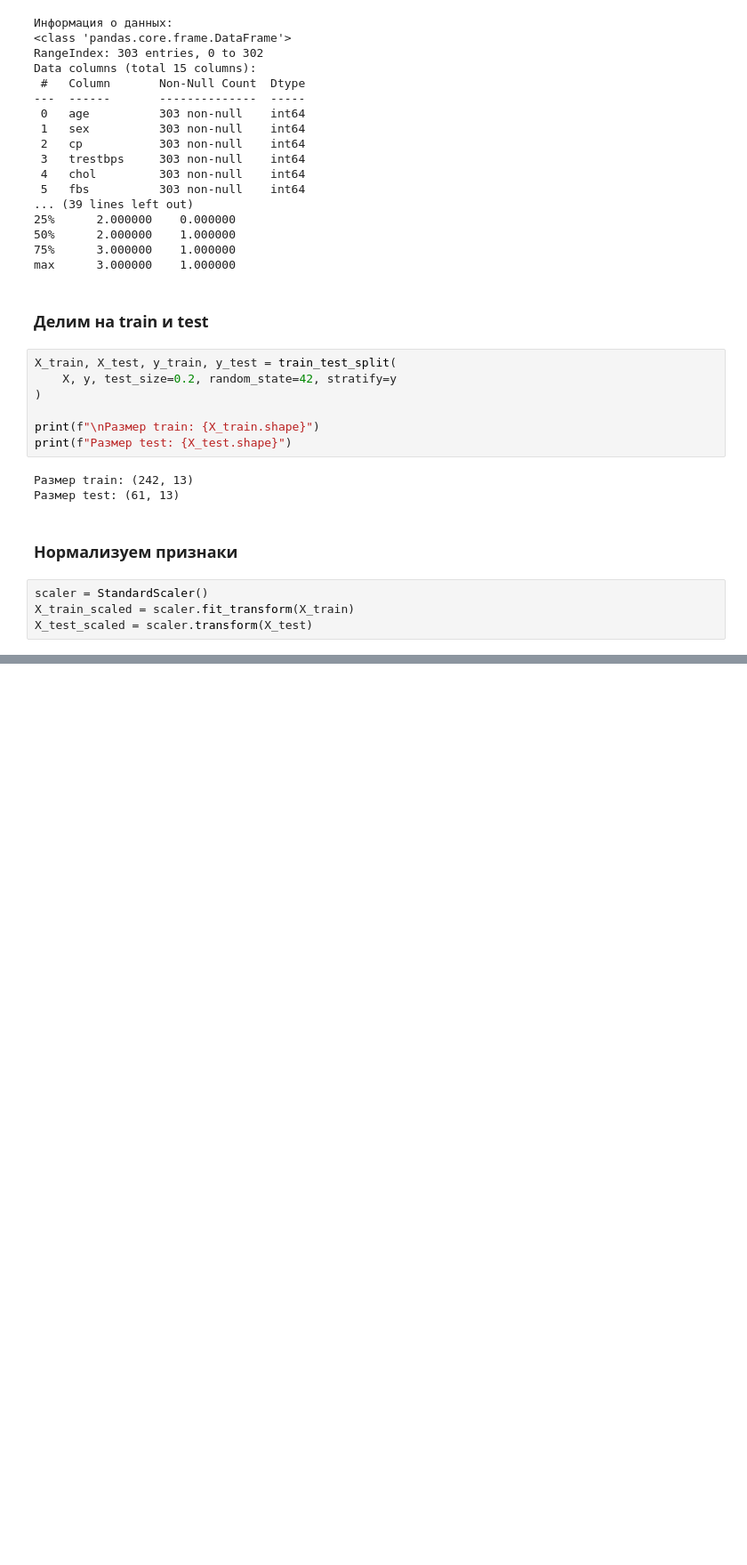
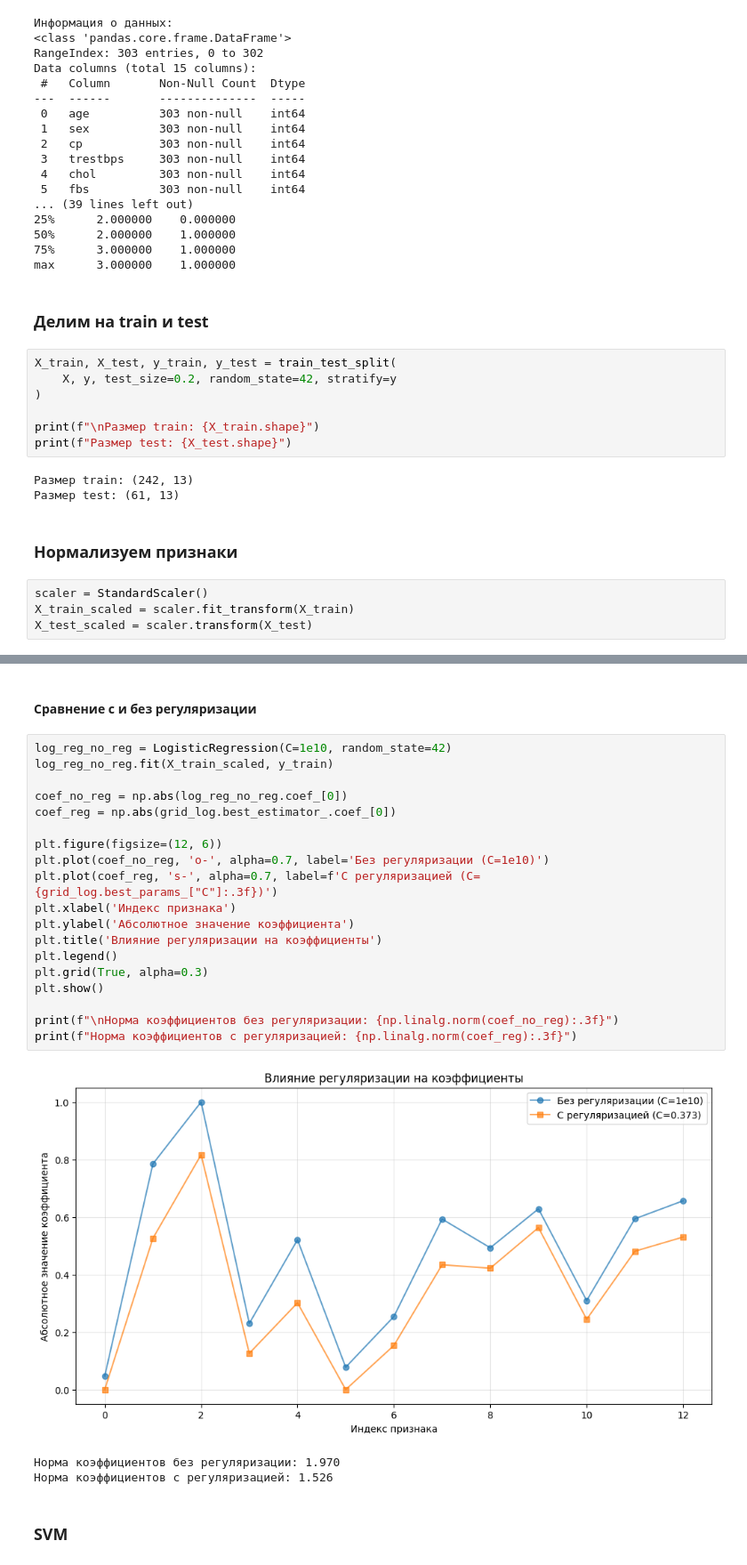
Before and after one commit to SerMisterMish/Statistical_and_Machine_Learning, a Jupyter notebook: supervised_learning/claffication.ipynb, the cells around one changed output, grey strips where cells are left out. Shown at 89% size. Saved outputs shown, nothing was run; the diff lists cells and outputs as text; blank space fills up the shorter version.

```diff
--- a/supervised_learning/claffication.ipynb
+++ b/supervised_learning/claffication.ipynb
@@ -445,0 +515,27 @@ fractal dimension error    1.851933
+# %% [markdown]
+#### Сравнение с и без регуляризации
+# %%
+log_reg_no_reg = LogisticRegression(C=1e10, random_state=42)
+log_reg_no_reg.fit(X_train_scaled, y_train)
+
+coef_no_reg = np.abs(log_reg_no_reg.coef_[0])
+coef_reg = np.abs(grid_log.best_estimator_.coef_[0])
+
+plt.figure(figsize=(12, 6))
+plt.plot(coef_no_reg, 'o-', alpha=0.7, label='Без регуляризации (C=1e10)')
+plt.plot(coef_reg, 's-', alpha=0.7, label=f'С регуляризацией (C={grid_log.best_params_["C"]:.3f})')
+plt.xlabel('Индекс признака')
+plt.ylabel('Абсолютное значение коэффициента')
+plt.title('Влияние регуляризации на коэффициенты')
+plt.legend()
+plt.grid(True, alpha=0.3)
+plt.show()
+
+print(f"\nНорма коэффициентов без регуляризации: {np.linalg.norm(coef_no_reg):.3f}")
+print(f"Норма коэффициентов с регуляризацией: {np.linalg.norm(coef_reg):.3f}")
+# %% [output]
+[figure, added]
+Норма коэффициентов без регуляризации: 1.970
+Норма коэффициентов с регуляризацией: 1.526
+# %% [markdown]
+### SVM
```
Also changed, not shown: parts of 52 cells of this notebook, 1 other file.
